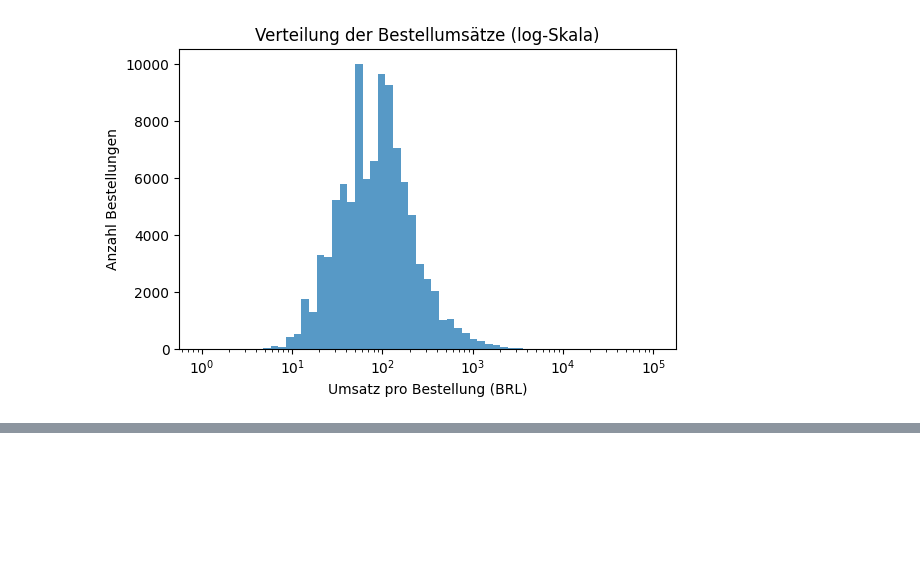
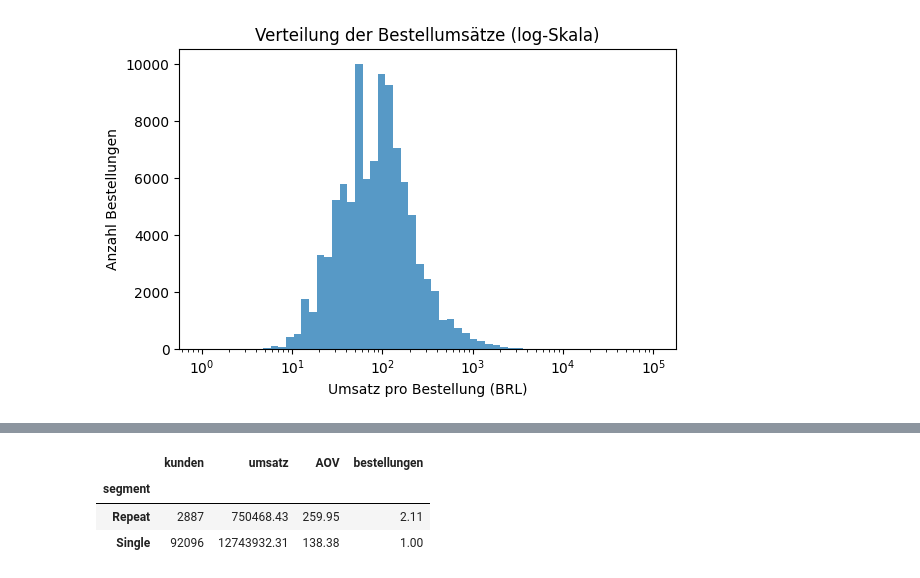
Before and after one commit to sebazing15/dpp, a Jupyter notebook: notebooks/08_eda_customers.ipynb, the cells around one changed output, grey strips where cells are left out. Cells and saved outputs as stored; diff of their text form; code cells hidden in the pictures; blank space fills up the shorter version.

Commit message:
repeat_customer

```diff
--- a/notebooks/08_eda_customers.ipynb
+++ b/notebooks/08_eda_customers.ipynb
@@ -251,3 +251,82 @@ plt.ylabel("Anzahl Bestellungen")
 plt.tight_layout(); plt.show()
 # %% [output]
 [figure]
+# %%
+import pandas as pd
+import numpy as np
+from pathlib import Path
+
+# ---- Pfade
+BASE = Path.cwd().parent              # wenn Notebook in /notebooks liegt
+RAW  = BASE / "data" / "raw" / "brazilian-ecommerce"
+
+# ------------------------------
+# 1) Umsatzspalte sicherstellen
+# ------------------------------
+revenue_col = None
+
+if "item_revenue_brl" in fact.columns:
+    revenue_col = "item_revenue_brl"
+
+elif "price" in fact.columns:
+    revenue_col = "price"
+
+else:
+    # aus RAW: Warenwert + Versand pro Order aggregieren und in fact mergen
+    oi = pd.read_csv(RAW / "olist_order_items_dataset.csv",
+                     usecols=["order_id","price","freight_value"])
+    oi["item_revenue_brl"] = oi["price"].fillna(0) + oi["freight_value"].fillna(0)
+    order_value = oi.groupby("order_id", as_index=False)["item_revenue_brl"].sum()
+    if "order_id" not in fact.columns:
+        raise KeyError("In 'fact' fehlt 'order_id' – ohne das können wir Umsatz nicht zuordnen.")
+    fact = fact.merge(order_value, on="order_id", how="left")
+    revenue_col = "item_revenue_brl"
+
+print("Verwende Umsatzspalte:", revenue_col)
+
+# -----------------------------------------
+# 2) customer_unique_id sicherstellen/mergen
+# -----------------------------------------
+if "customer_unique_id" not in fact.columns:
+    if "customer_id" not in fact.columns:
+        raise KeyError("Weder 'customer_unique_id' noch 'customer_id' vorhanden – kann Kunden nicht bestimmen.")
+    customers = pd.read_csv(RAW / "olist_customers_dataset.csv",
+                            usecols=["customer_id","customer_unique_id"])
+    fact = fact.merge(customers, on="customer_id", how="left")
+
+# ------------------------------
+# 3) Wiederkäufer-Analyse
+# ------------------------------
+customer_rev = (
+    fact.groupby("customer_unique_id")
+        .agg(
+            total_revenue=(revenue_col, "sum"),
+            orders=("order_id", "nunique")
+        )
+        .reset_index()
+)
+
+customer_rev["is_repeat"] = customer_rev["orders"] > 1
+
+total_rev   = customer_rev["total_revenue"].sum()
+repeat_rev  = customer_rev.loc[customer_rev["is_repeat"], "total_revenue"].sum()
+repeat_rate = customer_rev["is_repeat"].mean() * 100
+share_repeat_revenue = (repeat_rev / total_rev * 100) if total_rev > 0 else np.nan
+
+print(f"Anteil Wiederkäufer (Kundenanteil): {repeat_rate:.2f}%")
+print(f"Umsatzanteil durch Wiederkäufer:   {share_repeat_revenue:.2f}%")
+
+# (Optional) Vergleich AOV & Umsatzverteilung Single vs. Repeat
+summary = (
+    customer_rev.assign(segment=np.where(customer_rev["is_repeat"], "Repeat", "Single"))
+    .groupby("segment")
+    .agg(
+        kunden=("customer_unique_id","count"),
+        umsatz=("total_revenue","sum"),
+        AOV=("total_revenue","mean"),   # Durchschnittsumsatz pro Kunde
+        bestellungen=("orders","mean")
+    )
+    .round(2)
+)
+display(summary)
+# %% [output]
@@ -253,0 +336,4 @@ plt.tight_layout(); plt.show()
+|  | kunden | umsatz | AOV | bestellungen |
+| segment |  |  |  |  |
+| Repeat | 2887 | 750468.43 | 259.95 | 2.11 |
+| Single | 92096 | 12743932.31 | 138.38 | 1.00 |
```
Also changed, not shown: parts of 1 cell of this notebook.
